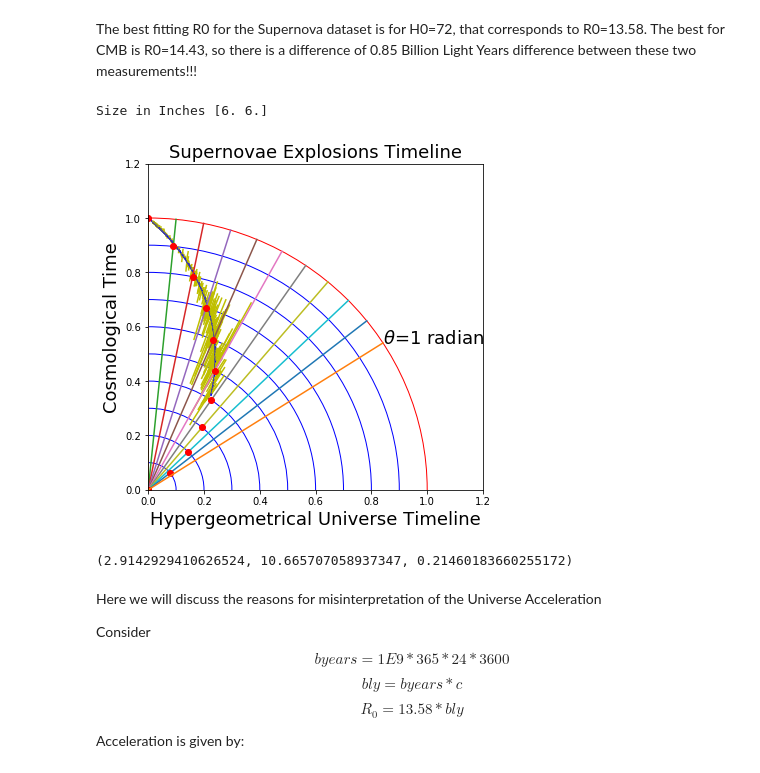
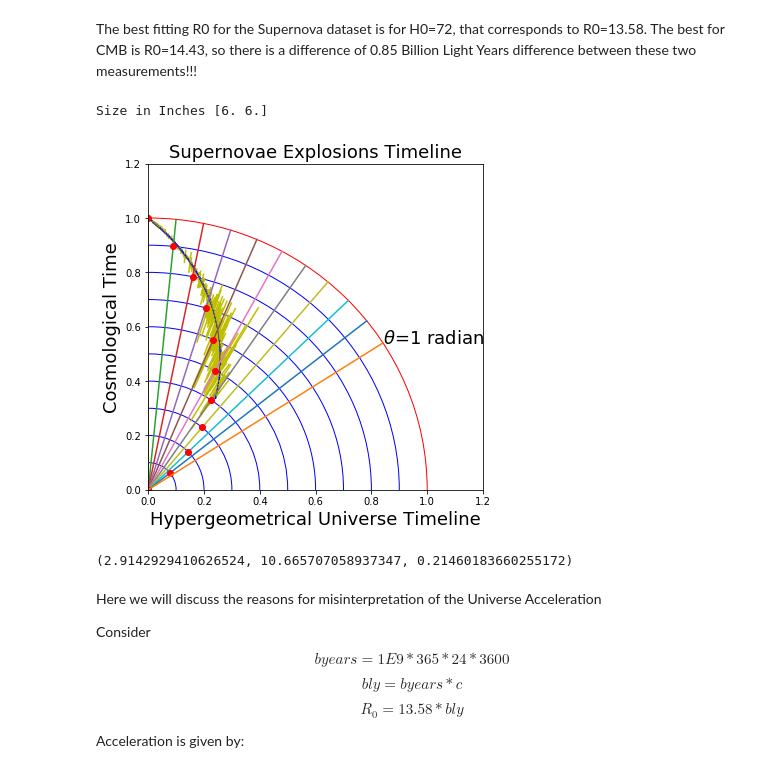
Before and after one commit to ny2292000/TheHypergeometricalUniverse, a Jupyter notebook: SupernovaProjectAnalysis.ipynb, the cells around one changed output. Cells and saved outputs as stored; diff of their text form; code cells hidden in the pictures.

```diff
--- a/SupernovaProjectAnalysis.ipynb
+++ b/SupernovaProjectAnalysis.ipynb
@@ -48,5 +52,5 @@ z = SCPData['redshift']
 # %%
-H0=72*units.km/units.s/units.mpc
+H0=73*units.km/units.s/units.mpc
 H0_saved=H0
 R0Diff=R0_GLY-(constants.c/H0).to(units.lyr)
 R0_GLY=(constants.c/H0).to(units.lyr)
@@ -395,7 +399,7 @@ axis_font = {'name':'Arial', 'size':'18'}
 
 title_font = {'name':'Arial', 'size':'18'}
 fig, ax = plt.subplots()
-aa=3.7/np.pi
+aa=4/np.pi
 fig.set_size_inches( DefaultSize )# resetthe size
 Size = fig.get_size_inches()
 print ("Size in Inches", Size)
@@ -421,34 +425,34 @@ for i in range(len(alpha_)):
 ax.add_artist(plt.Circle(xy=(0,0),radius=1, color='r', fill=False))
 
 thetas = [x/(len(radius)) for x in range(len(radius))]
 for i in range(len(radius)):
     r=radius[i]
     x1=[np.sin(thetas[i]),np.cos(thetas[i])]
     plt.plot([0,x1[0]],[0,x1[1]] )
     x1=[(1-r)*np.sin(thetas[i]),(1-r)*np.cos(thetas[i])]
 #     print(r,1-thetas[i])
     ax.plot([0,x1[0]],[0,x1[1]],'ro')
     ax.add_artist(plt.Circle(xy=(0,0),radius=r, color='b', fill=False))
 ax.plot([0,0],[0,0],'ro')
 ax.set_xlabel("Hypergeometrical Universe Timeline", **axis_font)
 ax.set_ylabel("Cosmological Time", **axis_font)
 ax.set_title("Supernovae Explosions Timeline", fontdict=title_font)
 # plt.text(np.sin(math.pi/4),np.cos(math.pi/4), r'$\theta$=$\pi$/4', **axis_font)
 plt.text(np.sin(1),np.cos(1), r'$\theta$=1 radian', **axis_font)
 ax.ticklabel_format(style='sci', axis='x')
 ax.ticklabel_format(style='sci', axis='y')
 
 plt.plot([0,np.sin(1)],[0,np.cos(1)])
 # plt.plot([0,np.sin(math.pi/4)],[0,np.cos(math.pi/4)])
 ax.set_ylim(0.0,1.2)
 ax.set_xlim(0,1.2)
 plt.savefig(parameters.imgAddress + "UniverseTimeline.png")
 plt.show()
 # AGE OF THE UNIVERSE WHEN THE COSMIC BACKGROUND WAS FORMED!
 (1-math.pi/4)*13.58, math.pi/4*13.58,1-math.pi/4
 # %% [output]
 Size in Inches [6. 6.]
-[figure, old version]
+[figure, new version]
 (2.9142929410626524, 10.665707058937347, 0.21460183660255172)
 # %% [markdown]
 Here we will discuss the reasons for misinterpretation of the Universe Acceleration
```
Also changed, not shown: parts of 13 cells of this notebook, 25 other files.
